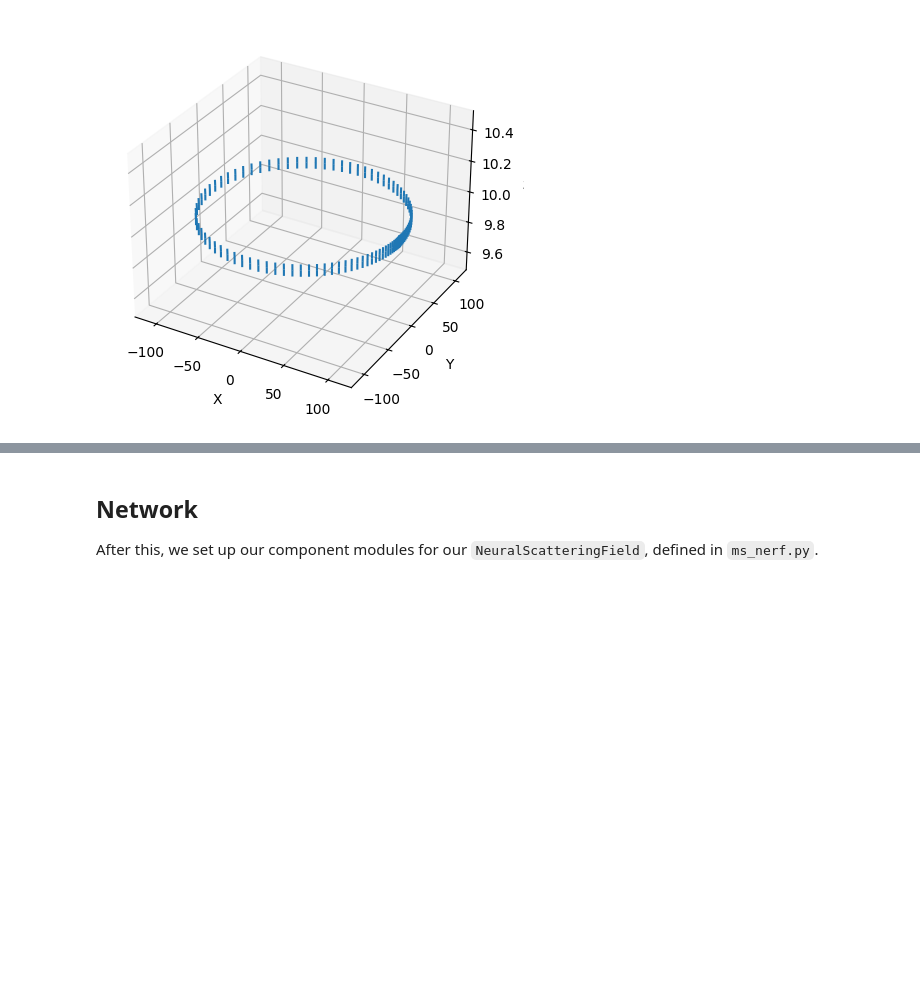
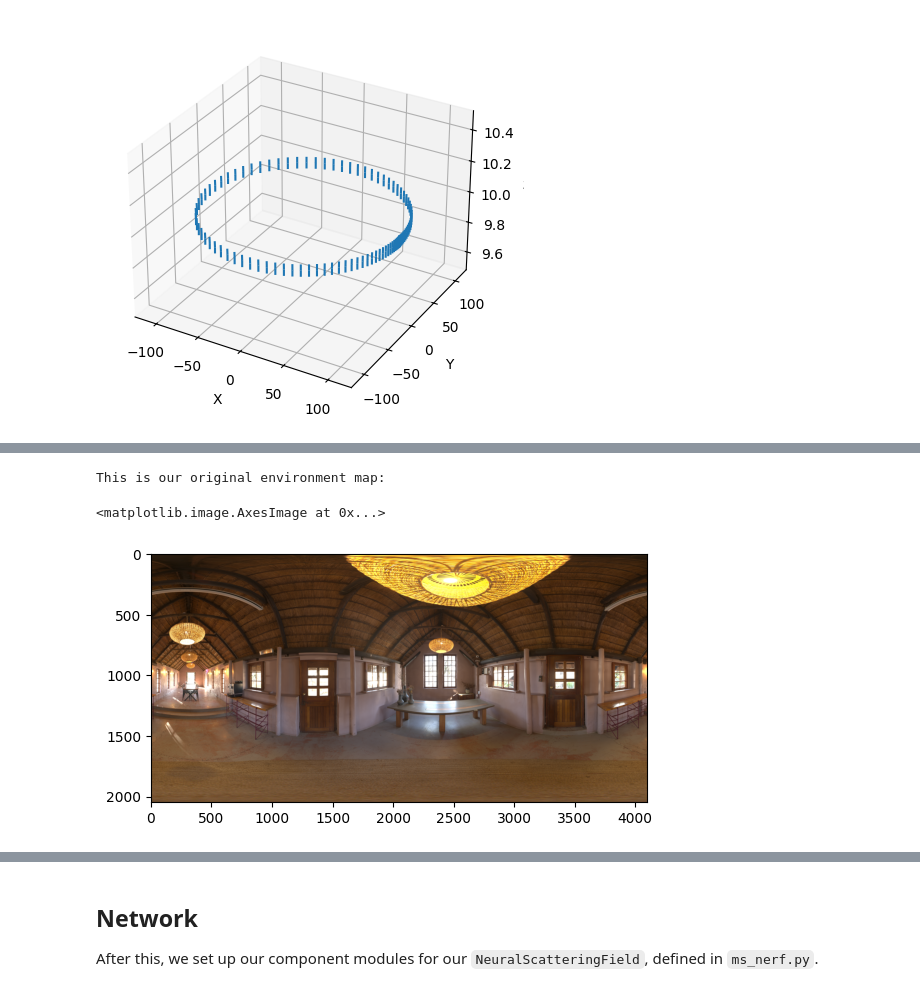
Before and after one commit to stonecodecs/neural_scattering_field, a Jupyter notebook: demo.ipynb, the cells around one changed output, grey strips where cells are left out. Drawn from its saved outputs; the diff is of its cells as text; code cells hidden in the pictures; blank space fills up the shorter version.

```diff
--- a/demo.ipynb
+++ b/demo.ipynb
@@ -17,13 +14,18 @@ The autoreload extension is already loaded. To reload it, use:
 # %%
 import os
 import utils
+import numpy as np
+import matplotlib.pyplot as plt
+from PIL import Image
 
 # get train and test data
 train_dict  = utils.load_transforms_json(os.path.join(os.getcwd(), "data", "lego_mist"), "transforms_train.json")
 test_dict   = utils.load_transforms_json(os.path.join(os.getcwd(), "data", "lego_mist"), "transforms_test.json")
 train_imgs  = utils.get_images_from_folder(os.path.join(os.getcwd(), "data", "lego_mist", "train"))
+env_map     = np.array(Image.open("env_map_example.png"))[..., :3]
 
-# Here, our dataset doesn't have test image GTs due to the long process of rendering reference images.
+# Our datasets do not have test_imgs for evaluation.
+# Therefore, as a temporary measure, we extract a few images from the training set as test instances.
 # Hence, it will be used only to demonstrate novel view synthesis.
 # test_imgs   = utils.get_images_from_folder(os.path.join(os.getcwd(), "data", "lego_mist", "test"))
 # %% [markdown]
@@ -55,0 +132,10 @@ Just as a ray tracer does, we shoot a ray through each "pixel" of the virtual im
+# %%
+from render import eval_env_map, isotropic_pdf
+from sh import project_to_sh, reconstruct_sh_image, plot_sh_texture
+
+print("This is our original environment map:\n")
+plt.imshow(env_map)
+# %% [output]
+This is our original environment map:
+<matplotlib.image.AxesImage at 0x...>
+[figure, added]
```
Also changed, not shown: parts of 19 cells of this notebook, 4 other files.
